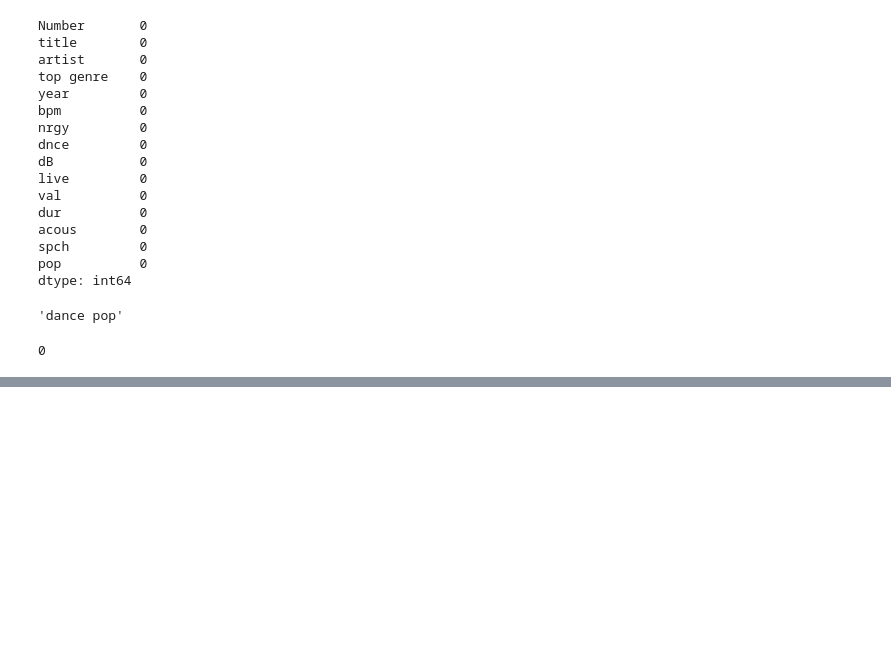
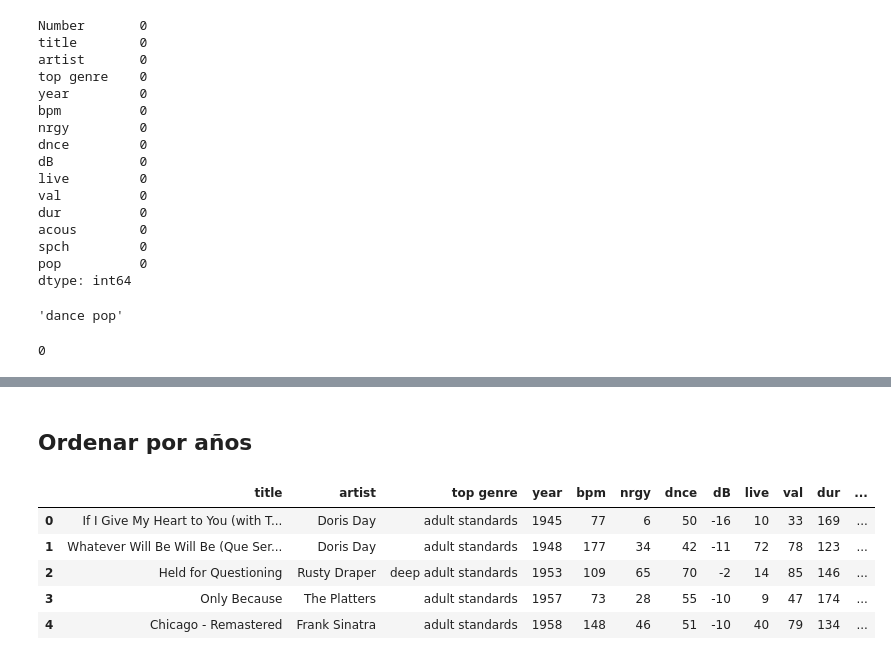
Before and after one commit to Angelbardon/curso-_analisis_angel_bardon, a Jupyter notebook: m4-pandas/spotify.ipynb, the cells around one changed output, grey strips where cells are left out. Cells and saved outputs as stored; diff of their text form; code cells hidden in the pictures; blank space fills up the shorter version.

```diff
--- a/m4-pandas/spotify.ipynb
+++ b/m4-pandas/spotify.ipynb
@@ -146,3 +148,16 @@ df.head()
 | 2 | Everybody Loves Somebody | Dean Martin | adult standards | 2013 | 81 | 49 | 26 | -9 | 34 | 40 | 162 | ... |
 | 3 | Take Good Care Of My Baby - 1990 ... | Bobby Vee | adult standards | 2011 | 82 | 43 | 49 | -12 | 12 | 66 | 151 | ... |
 | 4 | A Teenager In Love | Dion & The Belmonts | adult standards | 1959 | 79 | 38 | 56 | -9 | 13 | 62 | 158 | ... |
+# %% [markdown]
+## Ordenar por años
+# %%
+df.sort_values('year', inplace=True)
+df.reset_index(drop=True, inplace=True)# rehacer el índice
+df.head()
+# %% [output]
+|  | title | artist | top genre | year | bpm | nrgy | dnce | dB | live | val | dur | ... |
+| 0 | If I Give My Heart to You (with T... | Doris Day | adult standards | 1945 | 77 | 6 | 50 | -16 | 10 | 33 | 169 | ... |
+| 1 | Whatever Will Be Will Be (Que Ser... | Doris Day | adult standards | 1948 | 177 | 34 | 42 | -11 | 72 | 78 | 123 | ... |
+| 2 | Held for Questioning | Rusty Draper | deep adult standards | 1953 | 109 | 65 | 70 | -2 | 14 | 85 | 146 | ... |
+| 3 | Only Because | The Platters | adult standards | 1957 | 73 | 28 | 55 | -10 | 9 | 47 | 174 | ... |
+| 4 | Chicago - Remastered | Frank Sinatra | adult standards | 1958 | 148 | 46 | 51 | -10 | 40 | 79 | 134 | ... |
```
Also changed, not shown: parts of 14 cells of this notebook.
